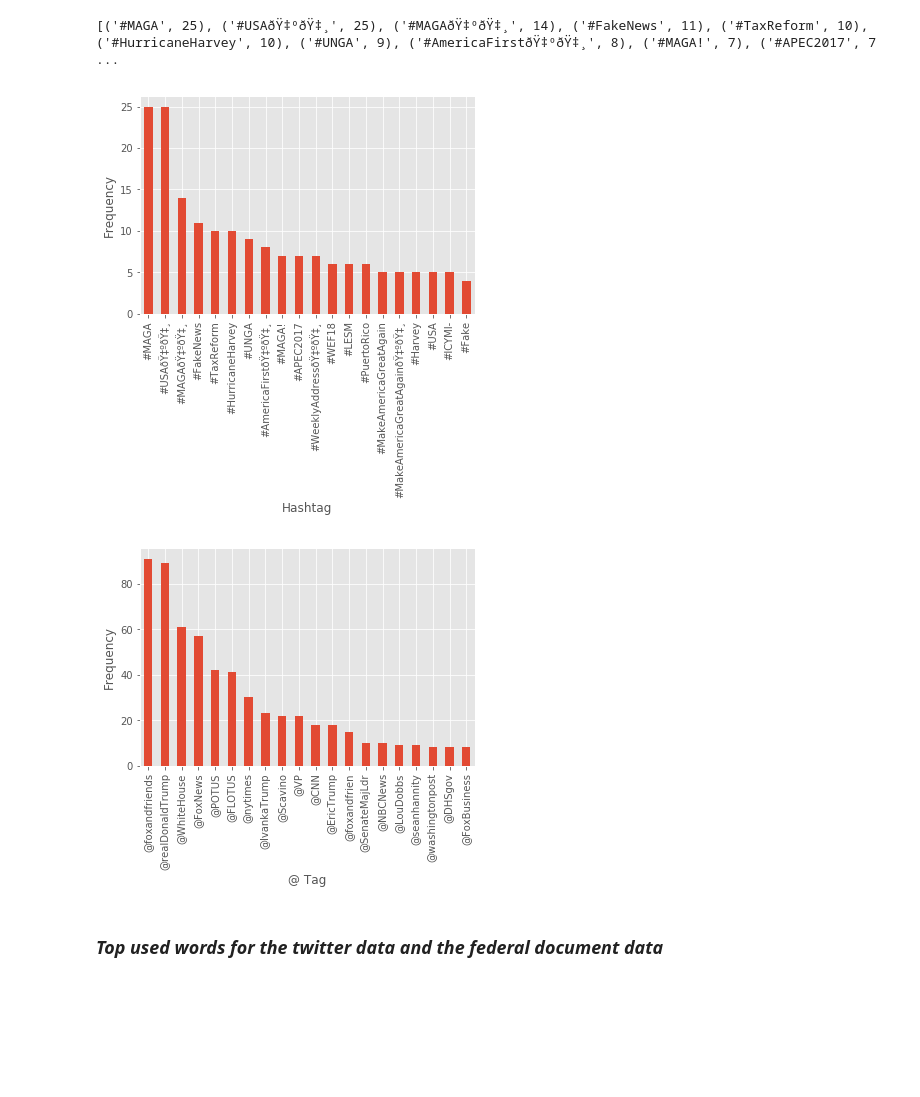
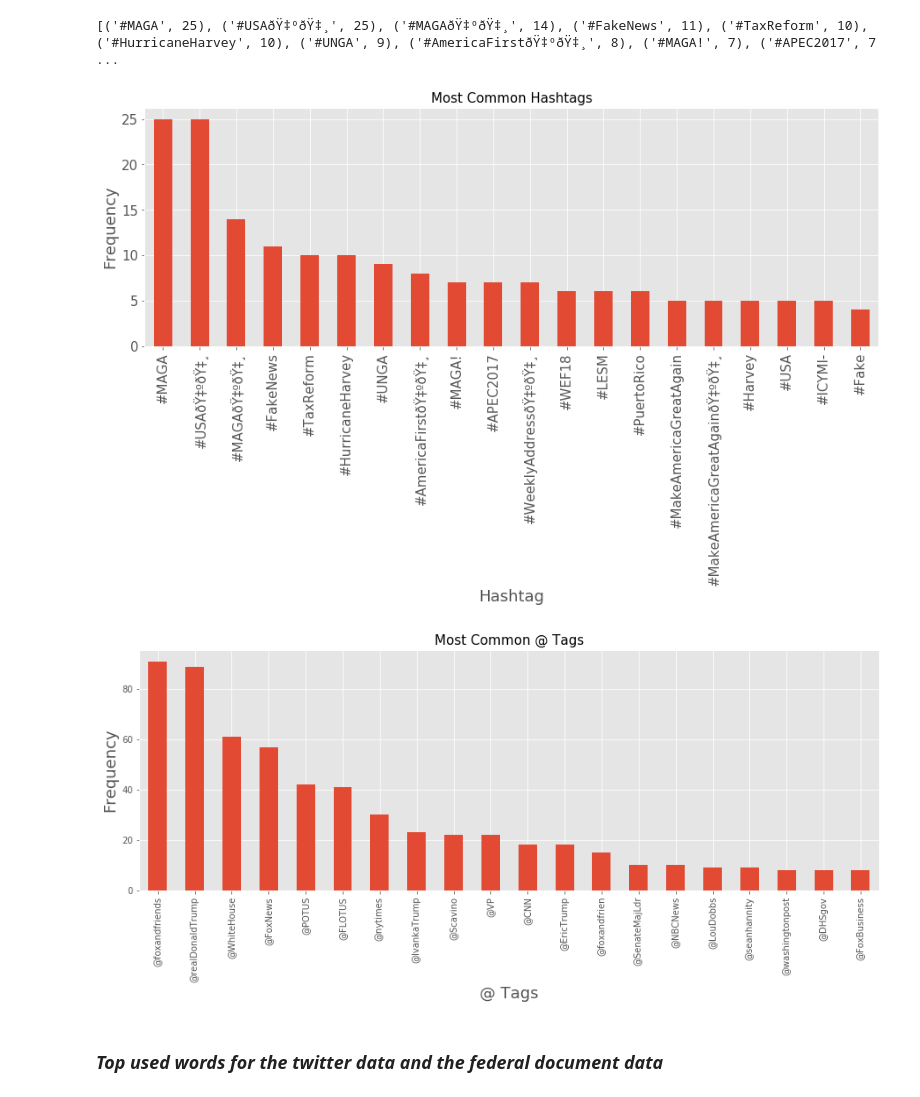
Before and after one commit to mtchem/Twitter-Politics, a Jupyter notebook: EDA.ipynb, the cells around one changed output. Saved outputs shown, nothing was run; the diff lists cells and outputs as text; code cells hidden in the pictures; blank space fills up the shorter version.

```diff
--- a/EDA.ipynb
+++ b/EDA.ipynb
@@ -56,19 +55,23 @@ print(hashtag_top20)
 # %%
 # frequency plot for the most used hashtags
 df = pd.DataFrame(hashtag_top20, columns=['Hashtag', 'frequency'])
-df.plot(kind='bar', x='Hashtag',legend=None)
-plt.ylabel('Frequency')
+df.plot(kind='bar', x='Hashtag',legend=None,fontsize = 15, figsize = (15,5))
+plt.ylabel('Frequency',fontsize = 18)
+plt.xlabel('Hashtag', fontsize=18)
+plt.title('Most Common Hashtags', fontsize = 15)
 plt.show()
 # %% [output]
-[figure, old version]
+[figure, new version]
 # %%
 # frequency plot for the most used @ tags
 df = pd.DataFrame(at_tags_top20, columns=['@ Tag', 'frequency'])
-df.plot(kind='bar', x='@ Tag',legend=None)
-plt.ylabel('Frequency')
+df.plot(kind='bar', x='@ Tag',legend=None, figsize = (15,5))
+plt.ylabel('Frequency',fontsize = 18)
+plt.xlabel('@ Tags', fontsize=18)
+plt.title('Most Common @ Tags', fontsize = 15)
 plt.show()
 # %% [output]
-[figure, old version]
+[figure, new version]
 # %% [markdown]
 ### *Top used words for the twitter data and the federal document data*
 # %% [markdown]
```
Also changed, not shown: parts of 9 cells of this notebook, 1 other file.
